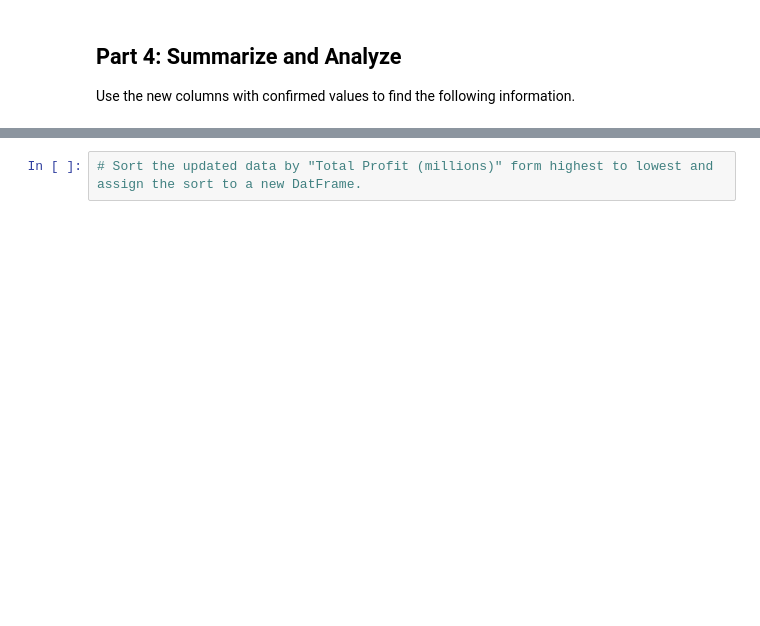
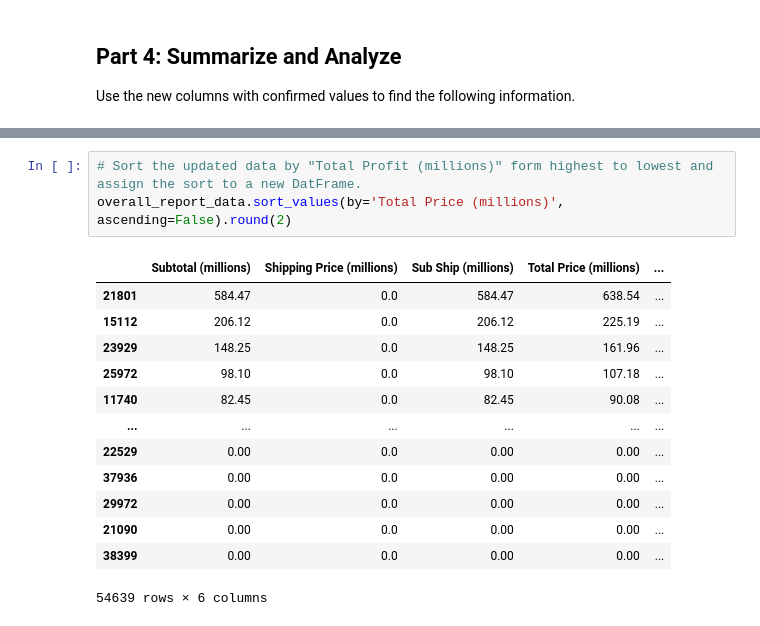
Before and after one commit to inCloset/pandas-challenge-1, a Jupyter notebook: Starter_Code/wholesale_data_analysis_starter_code.ipynb, the cells around one changed output, grey strips where cells are left out. Saved outputs shown, nothing was run; the diff lists cells and outputs as text; blank space fills up the shorter version.

```diff
--- a/Starter_Code/wholesale_data_analysis_starter_code.ipynb
+++ b/Starter_Code/wholesale_data_analysis_starter_code.ipynb
@@ -351,2 +396,17 @@ KeyError: 'amount_spent'
 # %%
 # Sort the updated data by "Total Profit (millions)" form highest to lowest and assign the sort to a new DatFrame.
+overall_report_data.sort_values(by='Total Price (millions)', ascending=False).round(2)
+# %% [output]
+|  | Subtotal (millions) | Shipping Price (millions) | Sub Ship (millions) | Total Price (millions) | ... |
+| 21801 | 584.47 | 0.0 | 584.47 | 638.54 | ... |
+| 15112 | 206.12 | 0.0 | 206.12 | 225.19 | ... |
+| 23929 | 148.25 | 0.0 | 148.25 | 161.96 | ... |
+| 25972 | 98.10 | 0.0 | 98.10 | 107.18 | ... |
+| 11740 | 82.45 | 0.0 | 82.45 | 90.08 | ... |
+| ... | ... | ... | ... | ... | ... |
+| 22529 | 0.00 | 0.0 | 0.00 | 0.00 | ... |
+| 37936 | 0.00 | 0.0 | 0.00 | 0.00 | ... |
+| 29972 | 0.00 | 0.0 | 0.00 | 0.00 | ... |
+| 21090 | 0.00 | 0.0 | 0.00 | 0.00 | ... |
+| 38399 | 0.00 | 0.0 | 0.00 | 0.00 | ... |
+54639 rows × 6 columns
```
Also changed, not shown: parts of 10 cells of this notebook.
